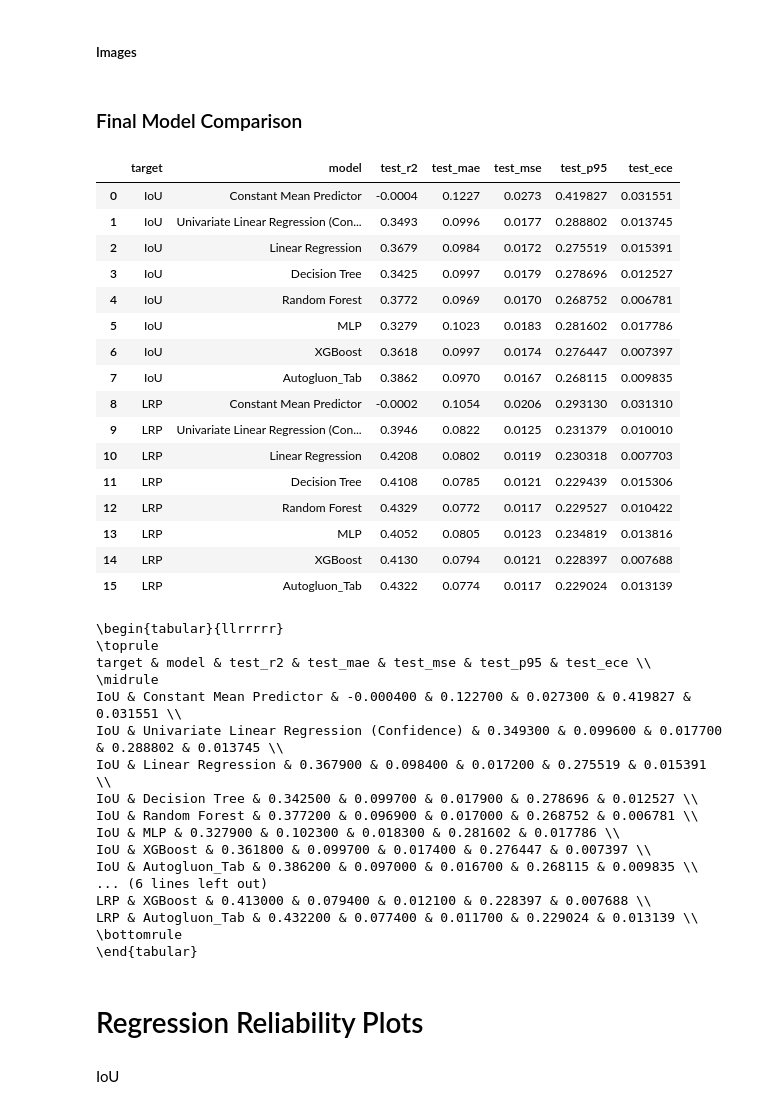
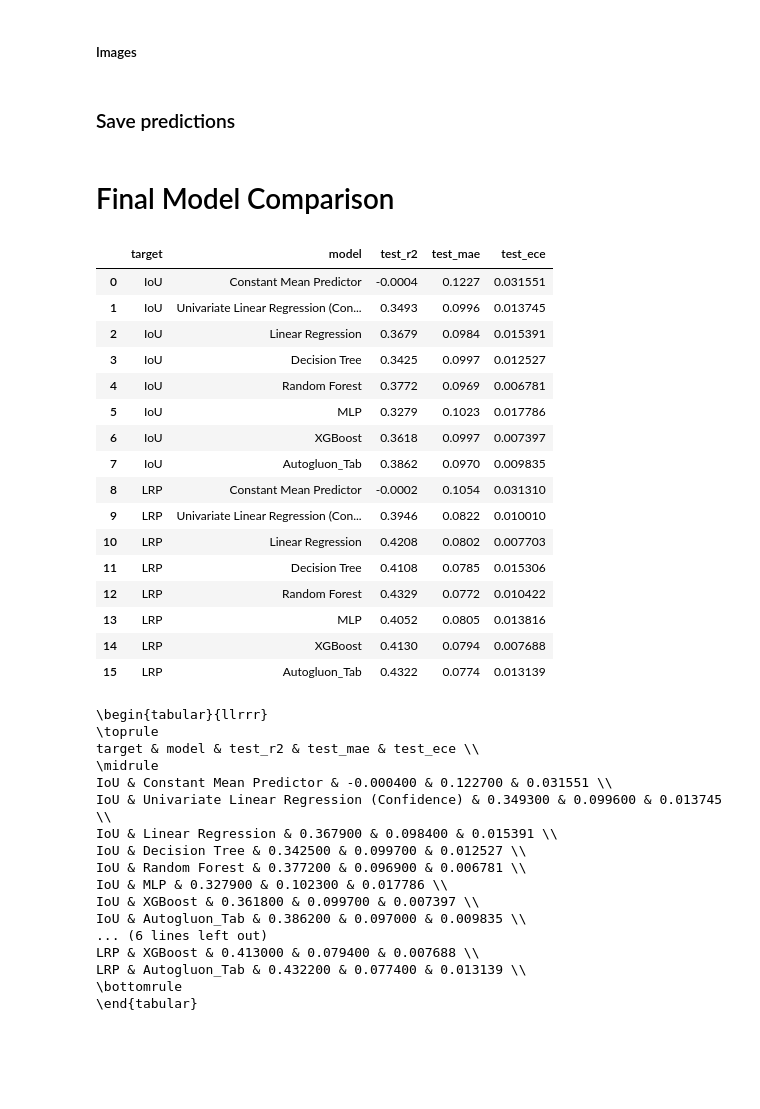
Before and after one commit to femartip/frame-validity-od, a Jupyter notebook: notebooks/assessors.ipynb, the cells around one changed output. Cells and saved outputs as stored; diff of their text form; code cells hidden in the pictures; blank space fills up the shorter version.

Commit message:
Analysis of assessor results.

```diff
--- a/notebooks/assessors.ipynb
+++ b/notebooks/assessors.ipynb
@@ -1298,3 +1247,5 @@ hyperparams = {
 # %%
 #y_pred = autoglue_predictor_lrp_img.predict(X_test_img)
 #record_regression_results(model_results, 'LRP', 'Autogluon_Mult', y_test_lrp, y_pred)
+# %% [markdown]
+### Save predictions
@@ -1301,51 +1265,48 @@ hyperparams = {
 # %% [markdown]
-### Final Model Comparison
+# Final Model Comparison
 # %%
+
 results_df = pd.DataFrame(model_results, index=None)
 results_df["test_r2"] = results_df["test_r2"].round(4)
 results_df["test_mae"] = results_df["test_mae"].round(4)
-results_df["test_mse"] = results_df["test_mse"].round(4)
-results_df.to_csv("results.csv")
+#results_df["test_mse"] = results_df["test_mse"].round(4)
+results_df.to_csv("../results/assessors/test_ass_results_table.csv")
 display(results_df)
 # %% [output]
-|  | target | model | test_r2 | test_mae | test_mse | test_p95 | test_ece |
-| 0 | IoU | Constant Mean Predictor | -0.0004 | 0.1227 | 0.0273 | 0.419827 | 0.031551 |
-| 1 | IoU | Univariate Linear Regression (Con... | 0.3493 | 0.0996 | 0.0177 | 0.288802 | 0.013745 |
-| 2 | IoU | Linear Regression | 0.3679 | 0.0984 | 0.0172 | 0.275519 | 0.015391 |
-| 3 | IoU | Decision Tree | 0.3425 | 0.0997 | 0.0179 | 0.278696 | 0.012527 |
-| 4 | IoU | Random Forest | 0.3772 | 0.0969 | 0.0170 | 0.268752 | 0.006781 |
-| 5 | IoU | MLP | 0.3279 | 0.1023 | 0.0183 | 0.281602 | 0.017786 |
-| 6 | IoU | XGBoost | 0.3618 | 0.0997 | 0.0174 | 0.276447 | 0.007397 |
-| 7 | IoU | Autogluon_Tab | 0.3862 | 0.0970 | 0.0167 | 0.268115 | 0.009835 |
-| 8 | LRP | Constant Mean Predictor | -0.0002 | 0.1054 | 0.0206 | 0.293130 | 0.031310 |
-| 9 | LRP | Univariate Linear Regression (Con... | 0.3946 | 0.0822 | 0.0125 | 0.231379 | 0.010010 |
-| 10 | LRP | Linear Regression | 0.4208 | 0.0802 | 0.0119 | 0.230318 | 0.007703 |
-| 11 | LRP | Decision Tree | 0.4108 | 0.0785 | 0.0121 | 0.229439 | 0.015306 |
-| 12 | LRP | Random Forest | 0.4329 | 0.0772 | 0.0117 | 0.229527 | 0.010422 |
-| 13 | LRP | MLP | 0.4052 | 0.0805 | 0.0123 | 0.234819 | 0.013816 |
-| 14 | LRP | XGBoost | 0.4130 | 0.0794 | 0.0121 | 0.228397 | 0.007688 |
-| 15 | LRP | Autogluon_Tab | 0.4322 | 0.0774 | 0.0117 | 0.229024 | 0.013139 |
+|  | target | model | test_r2 | test_mae | test_ece |
+| 0 | IoU | Constant Mean Predictor | -0.0004 | 0.1227 | 0.031551 |
+| 1 | IoU | Univariate Linear Regression (Con... | 0.3493 | 0.0996 | 0.013745 |
+| 2 | IoU | Linear Regression | 0.3679 | 0.0984 | 0.015391 |
+| 3 | IoU | Decision Tree | 0.3425 | 0.0997 | 0.012527 |
+| 4 | IoU | Random Forest | 0.3772 | 0.0969 | 0.006781 |
+| 5 | IoU | MLP | 0.3279 | 0.1023 | 0.017786 |
+| 6 | IoU | XGBoost | 0.3618 | 0.0997 | 0.007397 |
+| 7 | IoU | Autogluon_Tab | 0.3862 | 0.0970 | 0.009835 |
+| 8 | LRP | Constant Mean Predictor | -0.0002 | 0.1054 | 0.031310 |
+| 9 | LRP | Univariate Linear Regression (Con... | 0.3946 | 0.0822 | 0.010010 |
+| 10 | LRP | Linear Regression | 0.4208 | 0.0802 | 0.007703 |
+| 11 | LRP | Decision Tree | 0.4108 | 0.0785 | 0.015306 |
+| 12 | LRP | Random Forest | 0.4329 | 0.0772 | 0.010422 |
+| 13 | LRP | MLP | 0.4052 | 0.0805 | 0.013816 |
+| 14 | LRP | XGBoost | 0.4130 | 0.0794 | 0.007688 |
+| 15 | LRP | Autogluon_Tab | 0.4322 | 0.0774 | 0.013139 |
 # %%
 print(results_df.to_latex(index=False))
 # %% [output]
-\begin{tabular}{llrrrrr}
+\begin{tabular}{llrrr}
 \toprule
-target & model & test_r2 & test_mae & test_mse & test_p95 & test_ece \\
+target & model & test_r2 & test_mae & test_ece \\
 \midrule
-IoU & Constant Mean Predictor & -0.000400 & 0.122700 & 0.027300 & 0.419827 & 0.031551 \\
-IoU & Univariate Linear Regression (Confidence) & 0.349300 & 0.099600 & 0.017700 & 0.288802 & 0.013745 \\
-IoU & Linear Regression & 0.367900 & 0.098400 & 0.017200 & 0.275519 & 0.015391 \\
-IoU & Decision Tree & 0.342500 & 0.099700 & 0.017900 & 0.278696 & 0.012527 \\
-IoU & Random Forest & 0.377200 & 0.096900 & 0.017000 & 0.268752 & 0.006781 \\
-IoU & MLP & 0.327900 & 0.102300 & 0.018300 & 0.281602 & 0.017786 \\
-IoU & XGBoost & 0.361800 & 0.099700 & 0.017400 & 0.276447 & 0.007397 \\
-IoU & Autogluon_Tab & 0.386200 & 0.097000 & 0.016700 & 0.268115 & 0.009835 \\
+IoU & Constant Mean Predictor & -0.000400 & 0.122700 & 0.031551 \\
+IoU & Univariate Linear Regression (Confidence) & 0.349300 & 0.099600 & 0.013745 \\
+IoU & Linear Regression & 0.367900 & 0.098400 & 0.015391 \\
+IoU & Decision Tree & 0.342500 & 0.099700 & 0.012527 \\
+IoU & Random Forest & 0.377200 & 0.096900 & 0.006781 \\
+IoU & MLP & 0.327900 & 0.102300 & 0.017786 \\
+IoU & XGBoost & 0.361800 & 0.099700 & 0.007397 \\
+IoU & Autogluon_Tab & 0.386200 & 0.097000 & 0.009835 \\
 ... (6 lines left out)
-LRP & XGBoost & 0.413000 & 0.079400 & 0.012100 & 0.228397 & 0.007688 \\
-LRP & Autogluon_Tab & 0.432200 & 0.077400 & 0.011700 & 0.229024 & 0.013139 \\
+LRP & XGBoost & 0.413000 & 0.079400 & 0.007688 \\
+LRP & Autogluon_Tab & 0.432200 & 0.077400 & 0.013139 \\
 \bottomrule
 \end{tabular}
-# %% [markdown]
-# Regression Reliability Plots
-# %% [markdown]
-IoU
```
Also changed, not shown: parts of 11 cells of this notebook, 8 other files.
